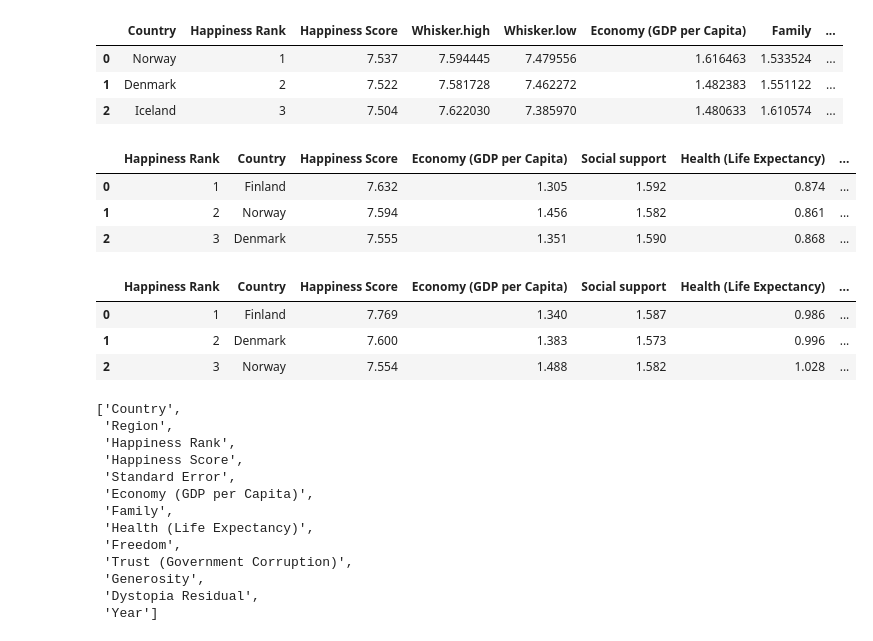
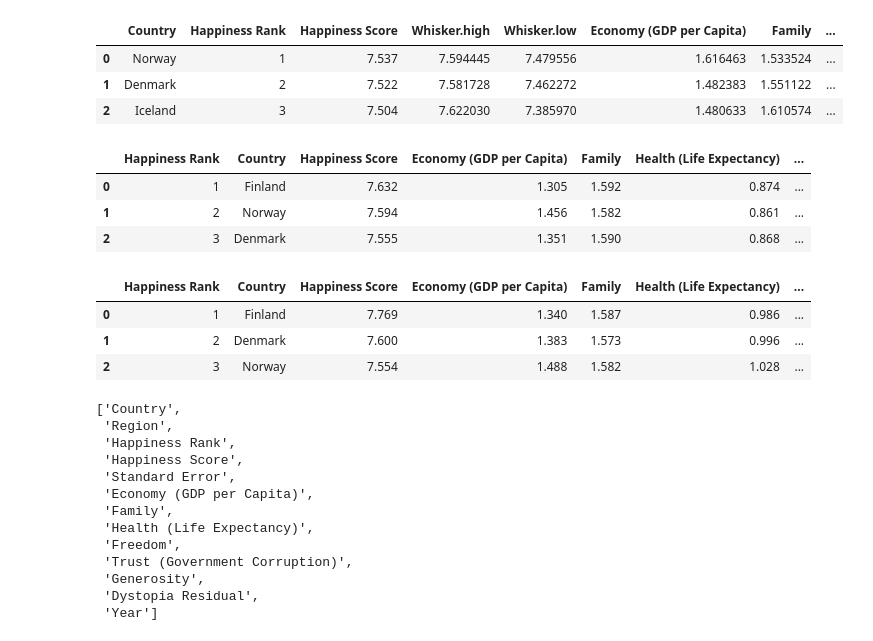
Before and after one commit to qshen9581/ds5100-group2, a Jupyter notebook: project_qs.ipynb, the cells around one changed output. Drawn from its saved outputs; the diff is of its cells as text; code cells hidden in the pictures.

```diff
--- a/project_qs.ipynb
+++ b/project_qs.ipynb
@@ -37,18 +37,18 @@ data_2017.head(3)
 | 1 | Denmark | 2 | 7.522 | 7.581728 | 7.462272 | 1.482383 | 1.551122 | ... |
 | 2 | Iceland | 3 | 7.504 | 7.622030 | 7.385970 | 1.480633 | 1.610574 | ... |
 # %%
-data_2018=data_2018.rename(columns={"Score":"Happiness Score","Country or region":"Country","Overall rank": "Happiness Rank", "GDP per capita": "Economy (GDP per Capita)", "Healthy life expectancy": "Health (Life Expectancy)","Perceptions of corruption":"Trust (Government Corruption)"})
+data_2018=data_2018.rename(columns={"Social support":"Family","Freedom to make life choices":"Freedom","Score":"Happiness Score","Country or region":"Country","Overall rank": "Happiness Rank", "GDP per capita": "Economy (GDP per Capita)", "Healthy life expectancy": "Health (Life Expectancy)","Perceptions of corruption":"Trust (Government Corruption)"})
 data_2018.head(3)
 # %% [output]
-|  | Happiness Rank | Country | Happiness Score | Economy (GDP per Capita) | Social support | Health (Life Expectancy) | ... |
+|  | Happiness Rank | Country | Happiness Score | Economy (GDP per Capita) | Family | Health (Life Expectancy) | ... |
 | 0 | 1 | Finland | 7.632 | 1.305 | 1.592 | 0.874 | ... |
 | 1 | 2 | Norway | 7.594 | 1.456 | 1.582 | 0.861 | ... |
 | 2 | 3 | Denmark | 7.555 | 1.351 | 1.590 | 0.868 | ... |
 # %%
-data_2019=data_2019.rename(columns={"Score":"Happiness Score","Country or region":"Country","Overall rank": "Happiness Rank", "GDP per capita": "Economy (GDP per Capita)", "Healthy life expectancy": "Health (Life Expectancy)","Perceptions of corruption":"Trust (Government Corruption)"})
+data_2019=data_2019.rename(columns={"Freedom to make life choices":"Freedom","Social support":"Family","Score":"Happiness Score","Country or region":"Country","Overall rank": "Happiness Rank", "GDP per capita": "Economy (GDP per Capita)", "Healthy life expectancy": "Health (Life Expectancy)","Perceptions of corruption":"Trust (Government Corruption)"})
 data_2019.head(3)
 # %% [output]
-|  | Happiness Rank | Country | Happiness Score | Economy (GDP per Capita) | Social support | Health (Life Expectancy) | ... |
+|  | Happiness Rank | Country | Happiness Score | Economy (GDP per Capita) | Family | Health (Life Expectancy) | ... |
 | 0 | 1 | Finland | 7.769 | 1.340 | 1.587 | 0.986 | ... |
 | 1 | 2 | Denmark | 7.600 | 1.383 | 1.573 | 0.996 | ... |
 | 2 | 3 | Norway | 7.554 | 1.488 | 1.582 | 1.028 | ... |
```
Also changed, not shown: parts of 3 cells of this notebook.
